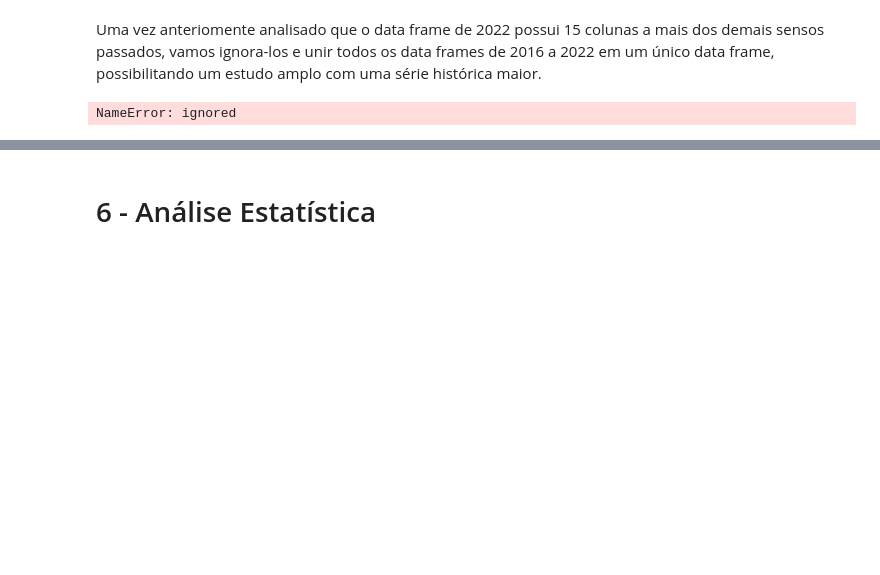
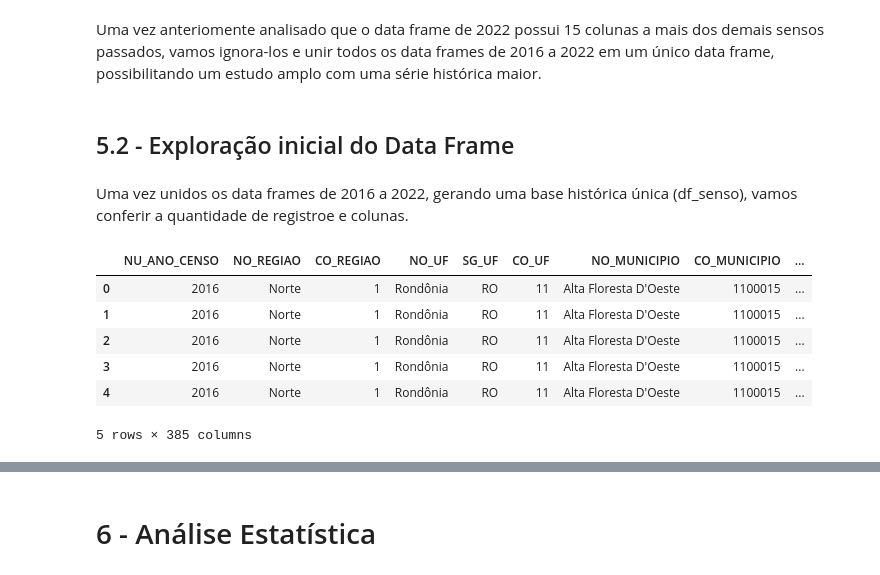
Before and after one commit to AndersonLopesbh/I.S, a Jupyter notebook: Analises IS/Script_python/Analises_IS.ipynb, the cells around one changed output, grey strips where cells are left out. Saved outputs shown, nothing was run; the diff lists cells and outputs as text; code cells hidden in the pictures; blank space fills up the shorter version.

```diff
--- a/Analises IS/Script_python/Analises_IS.ipynb
+++ b/Analises IS/Script_python/Analises_IS.ipynb
@@ -163,14 +163,10 @@ Sendo assim, estes campos serão descastados, para que haja paridade com os dema
 ## 5.1 - Reestruturação da Análise Exploratória
 # %% [markdown]
 Uma vez anteriomente analisado que o data frame de 2022 possui 15 colunas a mais dos demais sensos passados, vamos ignora-los e unir todos os data frames de 2016 a 2022 em um único data frame, possibilitando um estudo amplo com uma série histórica maior.
+# %% [markdown]
+## 5.2 - Exploração inicial do Data Frame
 # %%
-# Com o auxílio do Pandas vamos concatenar nossos data frames
+# Com o auxílio da função append do Pandas vamos concatenar nossos data frames
 
-lista_df = [df_2016,df_2017,df_2018,df_2019,df_2020,df_2021,df_2022]
-
-df_senso = pd.concat(lista_df, join='inner', axis=1)
-print(df_senso)
+df_senso = pd.concat([df_2016, df_2017, df_2018, df_2019, df_2020, df_2021, df_2022], ignore_index=True)
+#print(df_senso)
-# %%
-del df_2016
-# %% [output]
-NameError: ignored
@@ -176,0 +179,13 @@ NameError: ignored
+# %% [markdown]
+Uma vez unidos os data frames de 2016 a 2022, gerando uma base histórica única (df_senso), vamos conferir a quantidade de registroe e colunas.
+# %%
+#Leitura das primeiras linhas conferindo o inicio do arquivo
+df_senso.head()
+# %% [output]
+|  | NU_ANO_CENSO | NO_REGIAO | CO_REGIAO | NO_UF | SG_UF | CO_UF | NO_MUNICIPIO | CO_MUNICIPIO | ... |
+| 0 | 2016 | Norte | 1 | Rondônia | RO | 11 | Alta Floresta D'Oeste | 1100015 | ... |
+| 1 | 2016 | Norte | 1 | Rondônia | RO | 11 | Alta Floresta D'Oeste | 1100015 | ... |
+| 2 | 2016 | Norte | 1 | Rondônia | RO | 11 | Alta Floresta D'Oeste | 1100015 | ... |
+| 3 | 2016 | Norte | 1 | Rondônia | RO | 11 | Alta Floresta D'Oeste | 1100015 | ... |
+| 4 | 2016 | Norte | 1 | Rondônia | RO | 11 | Alta Floresta D'Oeste | 1100015 | ... |
+5 rows × 385 columns
```
Also changed, not shown: parts of 11 cells of this notebook.
